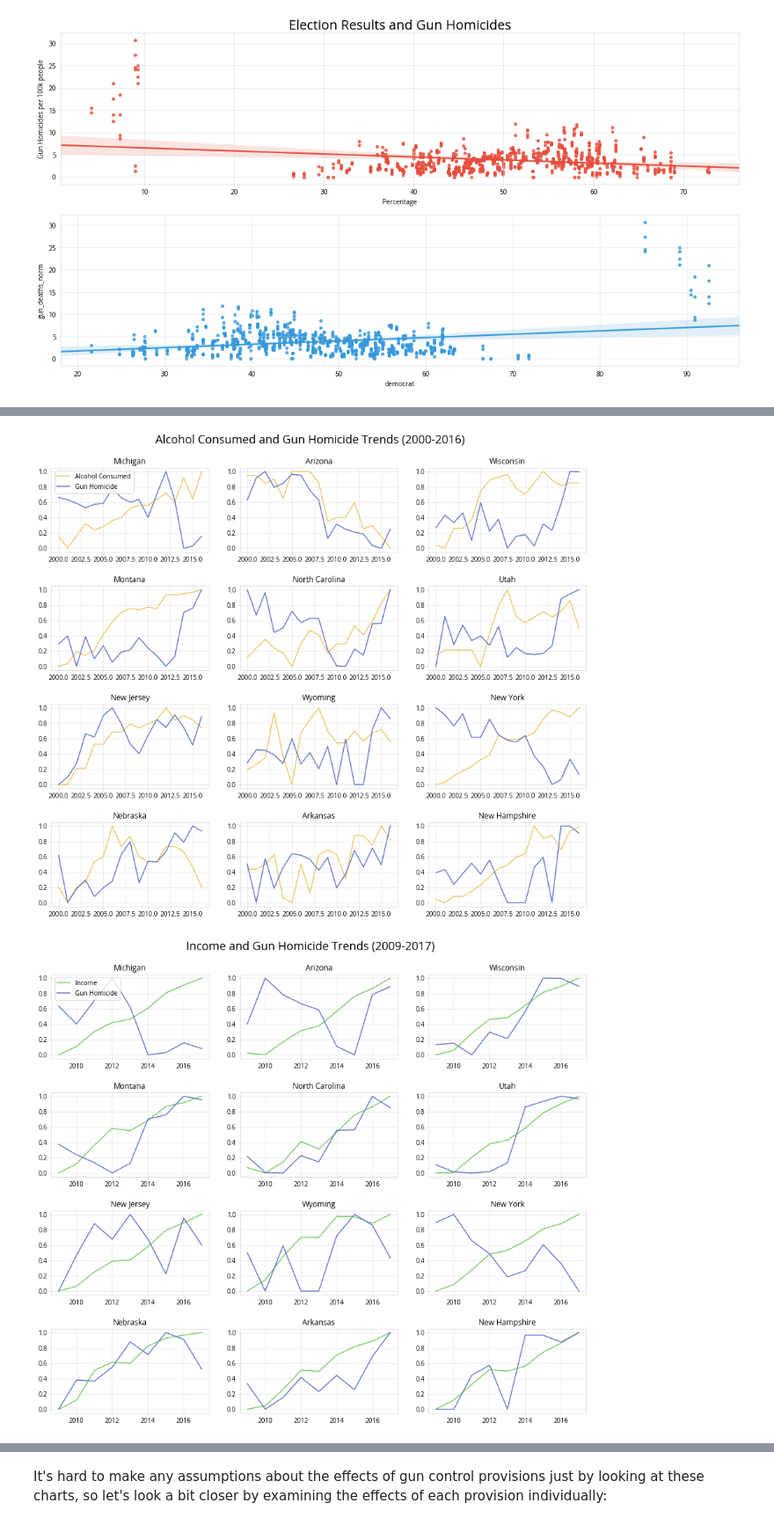
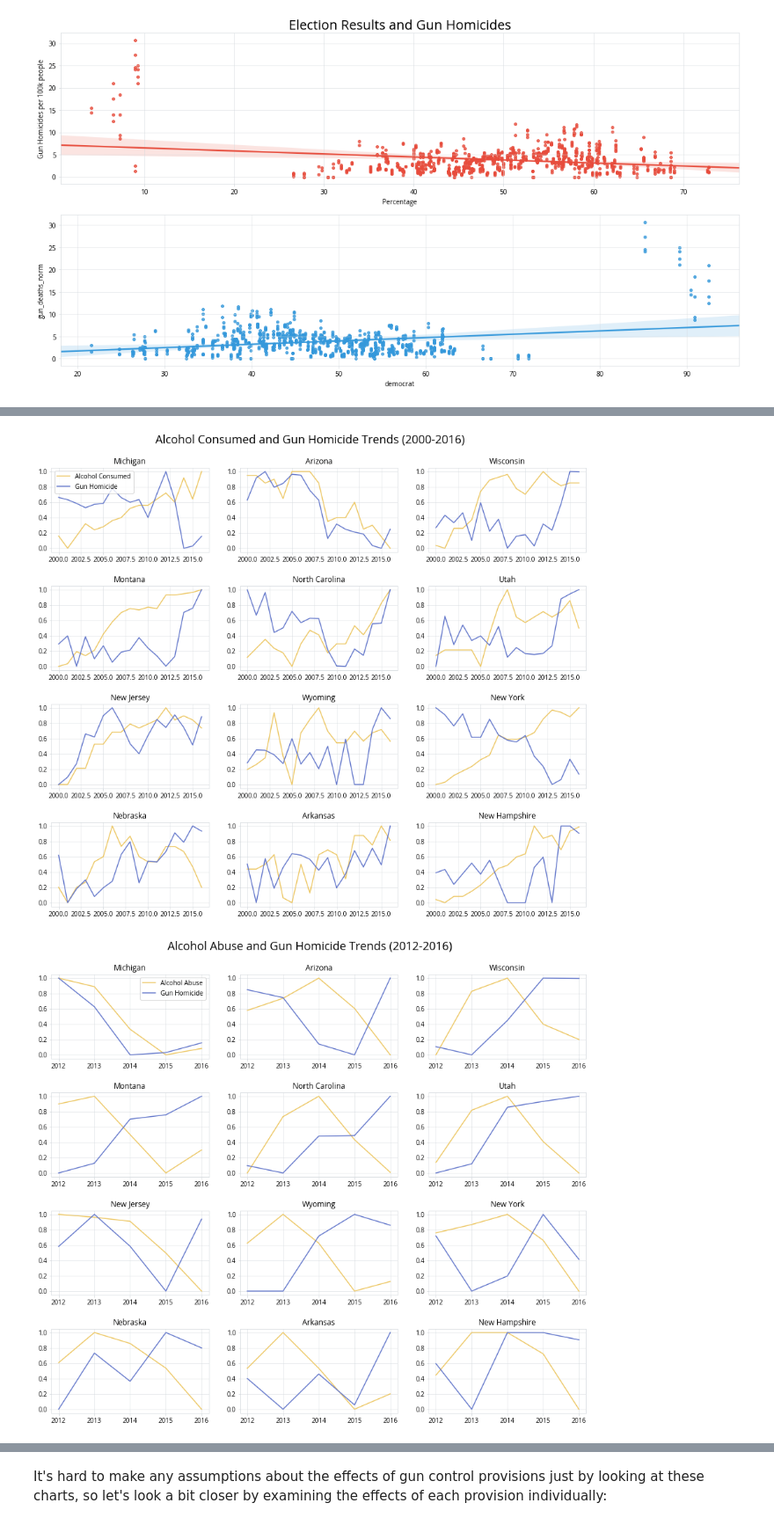
Before and after one commit to jonathanshuai/springboard-capstone1, a Jupyter notebook: visualization.ipynb, the cells around one changed output, grey strips where cells are left out. Shown at 88% size. Cells and saved outputs as stored; diff of their text form; code cells hidden in the pictures.

```diff
--- a/visualization.ipynb
+++ b/visualization.ipynb
@@ -137,7 +137,7 @@ def plot_feature_trends(column1, label1=None, column2='gun_deaths_norm', label2=
         first = temp_df.loc[get_state, ['year', column1]]
         first = first.set_index('year').dropna()
         first_scaler = MinMaxScaler()
-        first[column1] = deaths_scaler.fit_transform(first)
+        first[column1] = first_scaler.fit_transform(first)
 
         # Get the second column and min-max
         second = temp_df.loc[get_state, ['year', column2]]
@@ -294,10 +297,22 @@ plt.show()
 plot_feature_trends('lawtotal', 'Gun Control Provisions', colors=['#6377cb', '#6377cb'])
 
 # Visualize total weapons registrations
-plot_feature_trends('total_weapons', 'Weapons Registered', colors=['#6377cb', '#6377cb'])
+plot_feature_trends('total_weapons', 'Weapons Registered', colors=['#cb6377', '#6377cb'])
 
 # Visualize all alcohol consumed
-plot_feature_trends('all', 'Alcohol Consumed', colors=['#edc763', '#6377cb'])
+plot_feature_trends('alcohol_consumed', 'Alcohol Consumed', colors=['#edc763', '#6377cb'])
+
+# Visualize alcohol abuse
+plot_feature_trends('alcohol_abuse', 'Alcohol Abuse', colors=['#edc763', '#6377cb'])
+
+# Visualize marijuana use
+plot_feature_trends('marijuana', 'Marijuana Use', colors=['#edc763', '#6377cb'])
+
+# Visualize cocaine use
+plot_feature_trends('cocaine', 'Cocaine Use', colors=['#edc763', '#6377cb'])
+
+# Visualize depression effects
+plot_feature_trends('depression', 'Depression', colors=['#edc763', '#6377cb'])
 
 # Visualize income trends
 plot_feature_trends('income', 'Income', colors=['#77cb63', '#6377cb'])
@@ -307,2 +322,2 @@ plot_feature_trends('income', 'Income', colors=['#77cb63', '#6377cb'])
 [figure]
-[figure, old version]
+[figure, new version]
```
Also changed, not shown: parts of 7 cells of this notebook, 10 other files.
